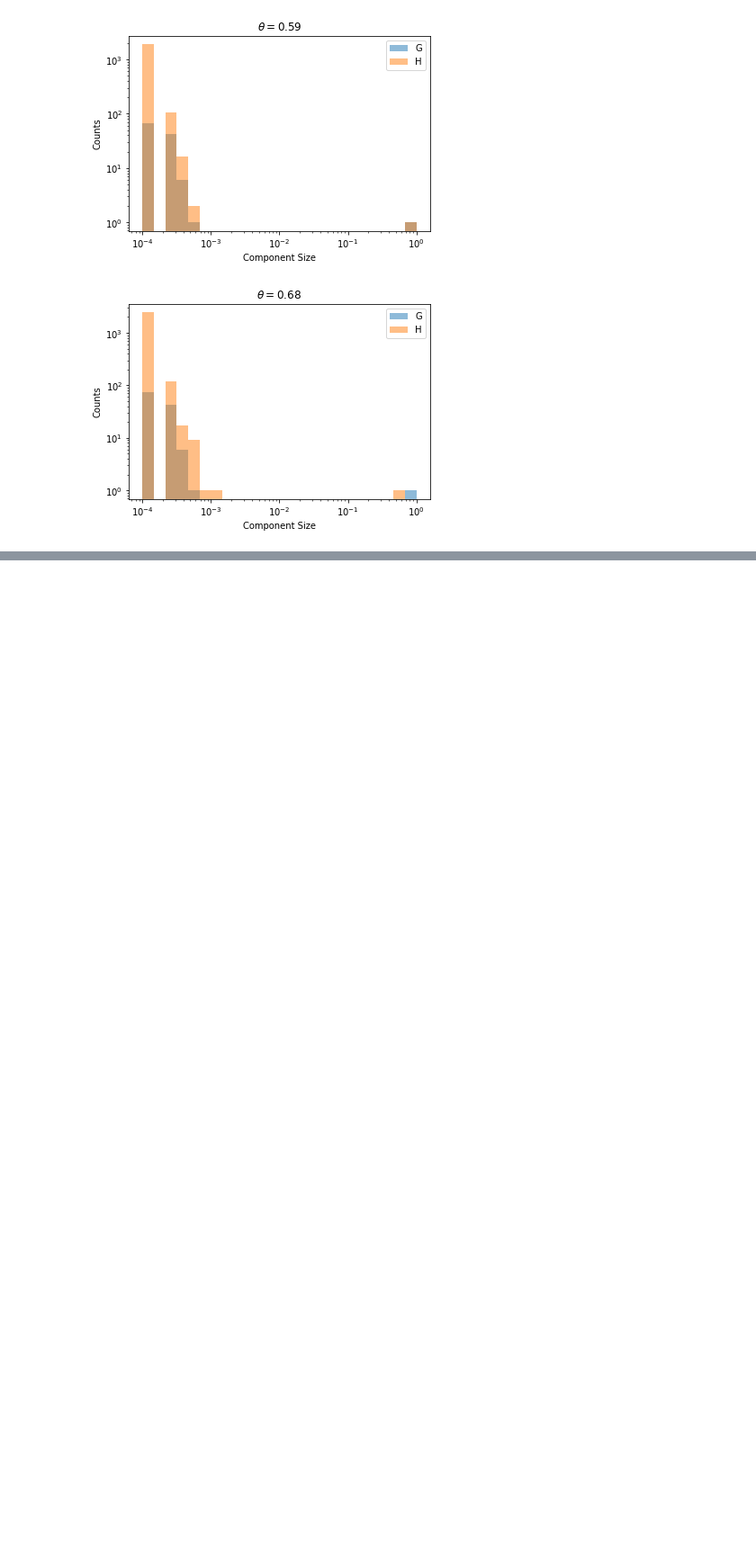
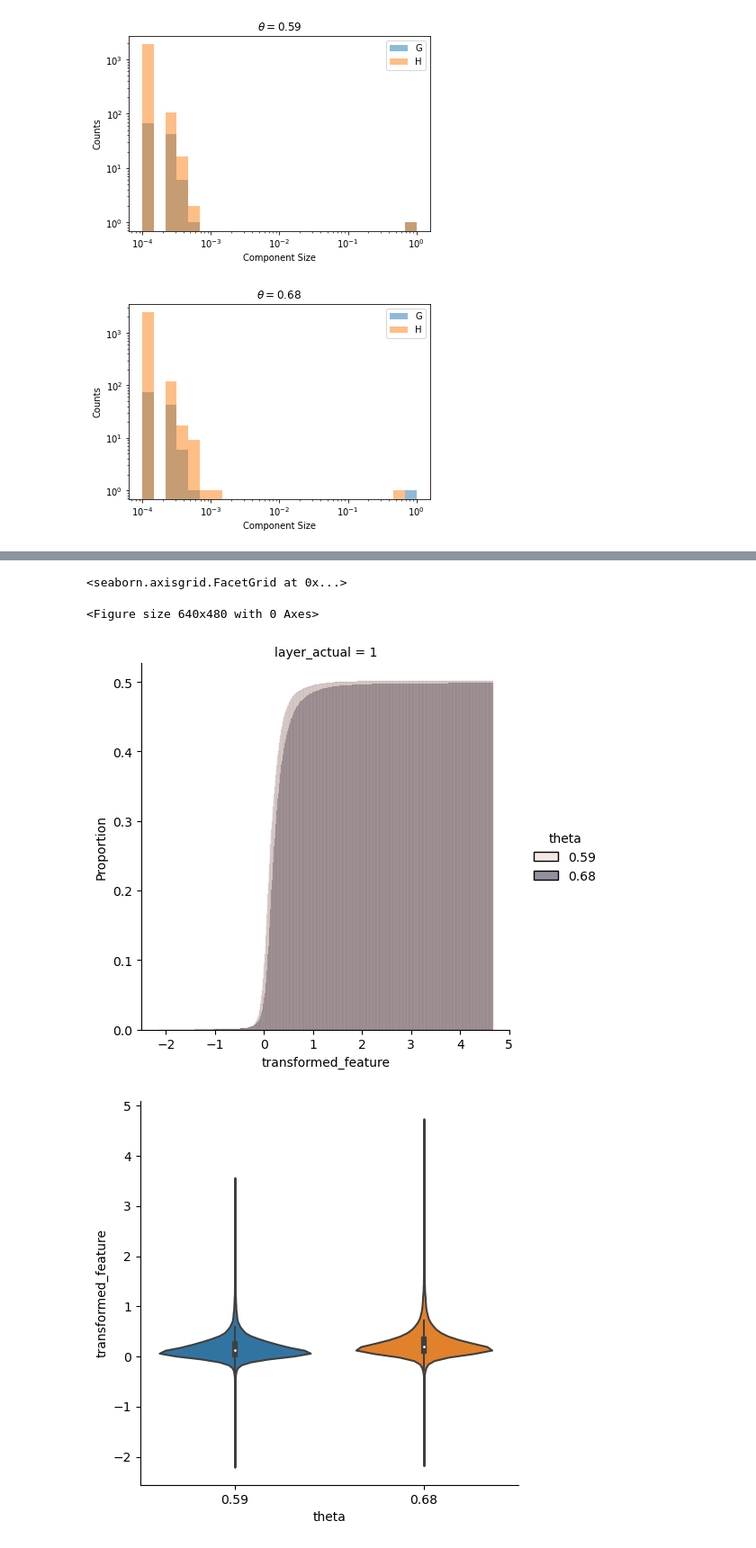
Before and after one commit to kaiser-dan/proj_naive-embedded-reconstruction, a Jupyter notebook: notebooks/ex/vector-analysis.ipynb, the cells around one changed output, grey strips where cells are left out. Shown at 90% size. Drawn from its saved outputs; the diff is of its cells as text; code cells hidden in the pictures; blank space fills up the shorter version.

```diff
--- a/notebooks/ex/vector-analysis.ipynb
+++ b/notebooks/ex/vector-analysis.ipynb
@@ -1277,0 +1322,28 @@ for theta, confusion in confusions.items():
+# %%
+MIN = 1
+THETAS_ = [0.59, 0.68]
+df_ = melt_dataframe(df.query("theta in @THETAS_ and distance_G > @MIN and distance_H > @MIN"))
+df_ = df_.query("feature_type == 'Configuration' and layer_actual == 1")
+df_["transformed_feature"] = df_["feature_value"].apply(lambda x: np.tan(x*np.pi/2))
+
+plt.figure()
+
+sns.displot(
+    data=df_, kind="hist",
+    x="transformed_feature",
+    #x="feature_value",
+    col="layer_actual",
+    hue="theta",
+    cumulative=True,
+    stat="proportion"
+)
+sns.catplot(
+    data=df_, kind="violin",
+    x="theta", #y="feature_value"
+    y="transformed_feature"
+)
+# %% [output]
+<seaborn.axisgrid.FacetGrid at 0x...>
+<Figure size 640x480 with 0 Axes>
+[figure, added]
+[figure, added]
```
Also changed, not shown: parts of 25 cells of this notebook, 4 other files.
